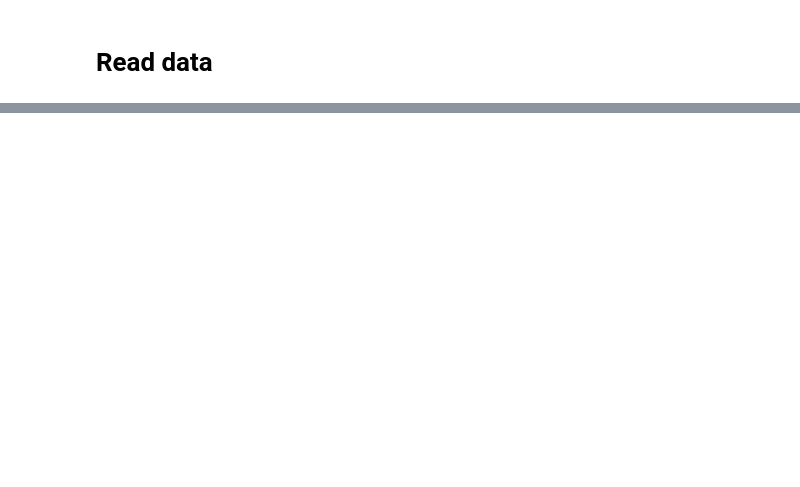
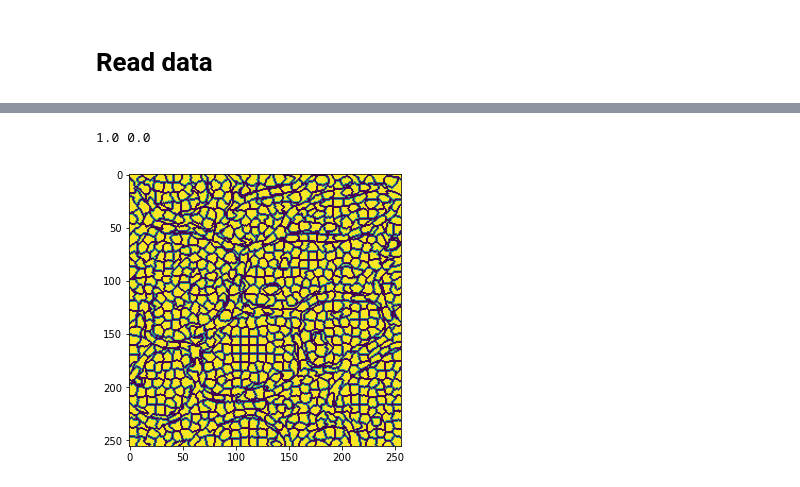
Before and after one commit to anhtuanhsgs/SupPixRL, a Jupyter notebook: EnvironmentDebugging.ipynb, the cells around one changed output, grey strips where cells are left out. Cells and saved outputs as stored; diff of their text form; code cells hidden in the pictures; blank space fills up the shorter version.

```diff
--- a/EnvironmentDebugging.ipynb
+++ b/EnvironmentDebugging.ipynb
@@ -149,0 +180,6 @@ show_img (tmp, 10)
+# %%
+show_img (env.rag.boundary_map)
+print (np.max (env.rag.boundary_map), np.min(env.rag.boundary_map))
+# %% [output]
+1.0 0.0
+[figure, added]
```
Also changed, not shown: parts of 17 cells of this notebook, 8 other files.
